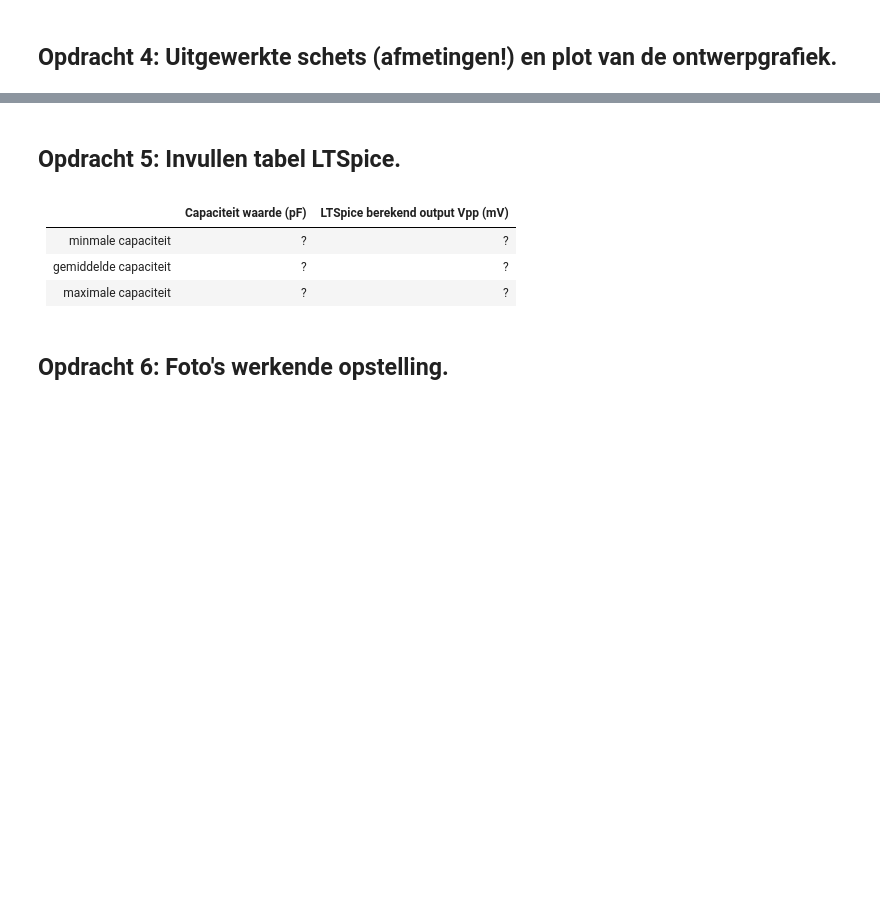
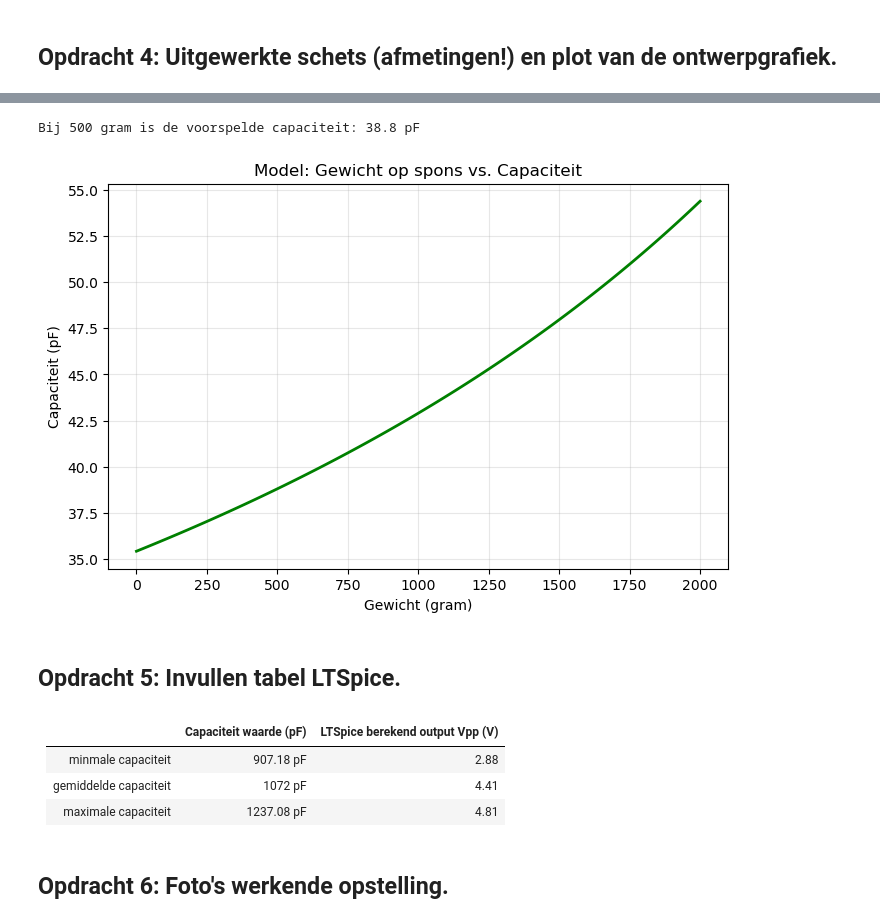
Before and after one commit to WouterAlejandro/opdrachten-DEF-D, a Jupyter notebook: FysiekeOntwerpopdrachten/2OntwerpEenSensorCondensator/DEFOntwerpopdracht2OntwerpEenSensorInvulTemplate.ipynb, the cells around one changed output, grey strips where cells are left out. Drawn from its saved outputs; the diff is of its cells as text; code cells hidden in the pictures; blank space fills up the shorter version.

```diff
--- a/FysiekeOntwerpopdrachten/2OntwerpEenSensorCondensator/DEFOntwerpopdracht2OntwerpEenSensorInvulTemplate.ipynb
+++ b/FysiekeOntwerpopdrachten/2OntwerpEenSensorCondensator/DEFOntwerpopdracht2OntwerpEenSensorInvulTemplate.ipynb
@@ -78,11 +246,58 @@ Pas deze tekst aan: Wij gaan een sensor maken die X meet.
+# %%
+# deze is puur voor iteratie maar is naturlijk moeilijk om de precieze details van de spons te weten en te modelleren.
+import math
+import matplotlib.pyplot as plt
+import numpy as np
+
+# Constanten
+EPSILON_0 = 8.854187e-12
+EPS_SPONS = 15      # Relatieve permittiviteit van de spons
+A = 0.01            # Oppervlakte (10x10 cm)
+D_START = 0.0375     # Beginhoogte spons (35 mm)
+K_SPONS = 1500     # Stijfheid van de spons (N/m)
+G = 9.81            # Zwaartekrachtversnelling
+
+def model_gewicht_naar_capaciteit(grammen):
+    # 1. Massa naar Newton (F = m * g)
+    massa_kg = grammen / 1000
+    kracht_N = massa_kg * G
+
+    # 2. Kracht naar indrukking (Wet van Hooke: delta_d = F / k)
+    indrukking = kracht_N / K_SPONS
+
+    # 3. Nieuwe dikte berekenen (met een 'harde stop' op 1mm dikte)
+    d_actueel = max(D_START - indrukking, 0.001)
+
+    # 4. Capaciteit berekenen (jouw vlakke plaat formule)
+    C = (EPS_SPONS * EPSILON_0 * A) / d_actueel
+    return C * 1e12 # Resultaat in pF
+
+# --- TESTPLOT: Gewicht vs Capaciteit ---
+gewichten = np.linspace(0, 2000, 100) # Van 0 tot 2kg (2000 gram)
+capaciteiten = [model_gewicht_naar_capaciteit(g) for g in gewichten]
+
+plt.figure(figsize=(8, 5))
+plt.plot(gewichten, capaciteiten, color='green', linewidth=2)
+plt.title("Model: Gewicht op spons vs. Capaciteit")
+plt.xlabel("Gewicht (gram)")
+plt.ylabel("Capaciteit (pF)")
+plt.grid(True, alpha=0.3)
+
+# Voorbeeldpuntje printen
+print(f"Bij 500 gram is de voorspelde capaciteit: {model_gewicht_naar_capaciteit(500):.1f} pF")
+
+plt.show()
+# %% [output]
+Bij 500 gram is de voorspelde capaciteit: 38.8 pF
+[figure, added]
 # %% [markdown]
 ## Opdracht 5: Invullen tabel LTSpice.
 # %% [markdown]
-|         | Capaciteit waarde (pF)  | LTSpice berekend output Vpp (mV)|
+|         | Capaciteit waarde (pF)  | LTSpice berekend output Vpp (V)|
 |-------------|-------------:|-------------:|
-| minmale capaciteit| ? |? |
-| gemiddelde capaciteit| ? |? |
-| maximale capaciteit| ? |? |
+| minmale capaciteit| 907.18 pF | 2.88 |
+| gemiddelde capaciteit| 1072 pF |4.41 |
+| maximale capaciteit| 1237.08 pF |4.81 |
 # %% [markdown]
 ## Opdracht 6: Foto's werkende opstelling.
 # %% [markdown]
```
Also changed, not shown: parts of 28 cells of this notebook, 14 other files.
